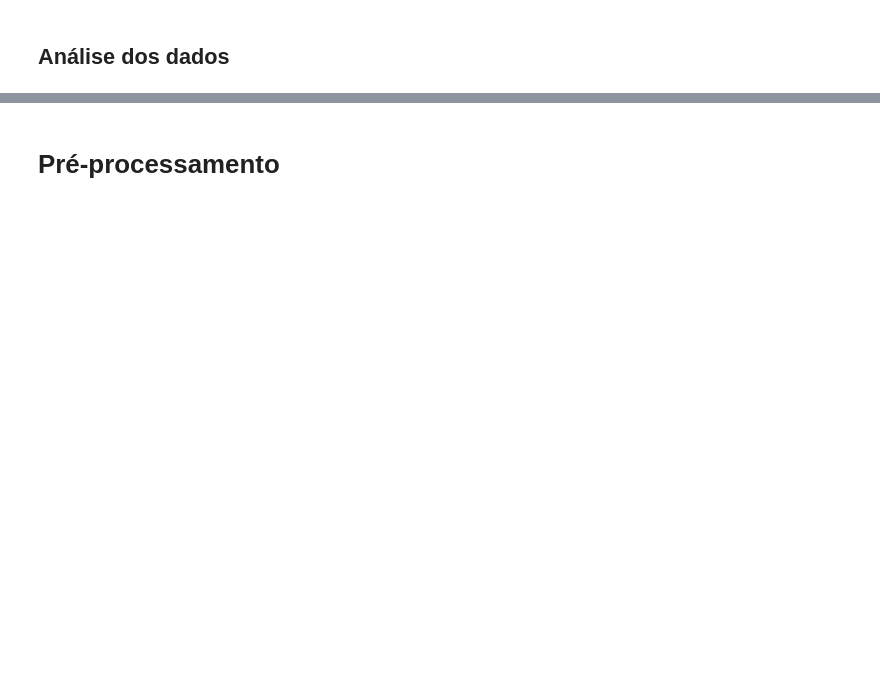
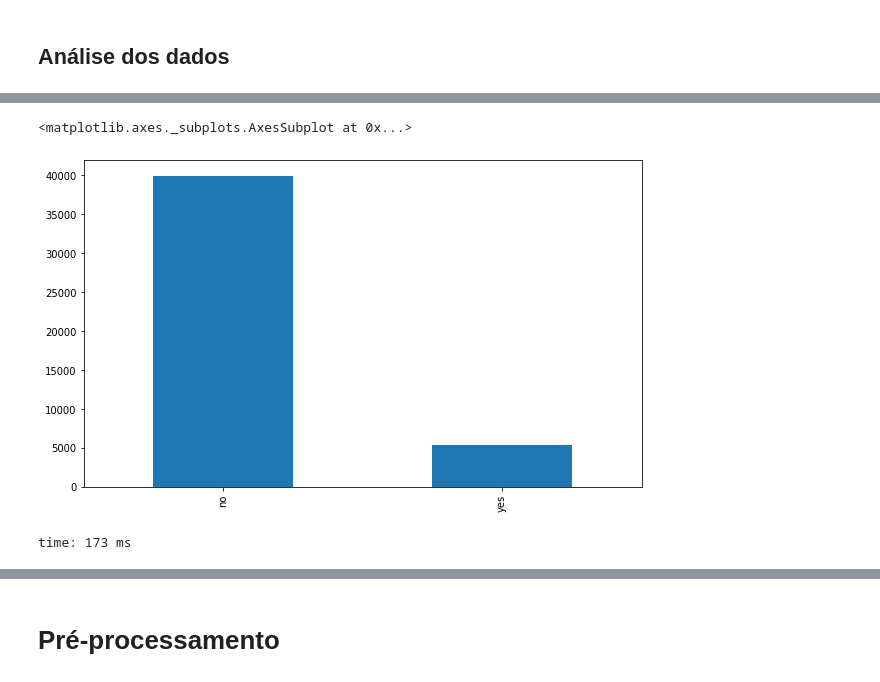
Before and after one commit to opaulomonteiro/tf-topicos, a Jupyter notebook: TF_Mateus_e_Paulo.ipynb, the cells around one changed output, grey strips where cells are left out. Saved outputs shown, nothing was run; the diff lists cells and outputs as text; code cells hidden in the pictures; blank space fills up the shorter version.

```diff
--- a/TF_Mateus_e_Paulo.ipynb
+++ b/TF_Mateus_e_Paulo.ipynb
@@ -51,0 +63,7 @@ time: 33.7 ms
+# %%
+fig, ax = plt.subplots(1, 1, figsize=figsize)
+df.y.value_counts().plot(kind='bar', ax=ax)
+# %% [output]
+<matplotlib.axes._subplots.AxesSubplot at 0x...>
+[figure, added]
+time: 173 ms
```
Also changed, not shown: parts of 32 cells of this notebook, 2 other files.
